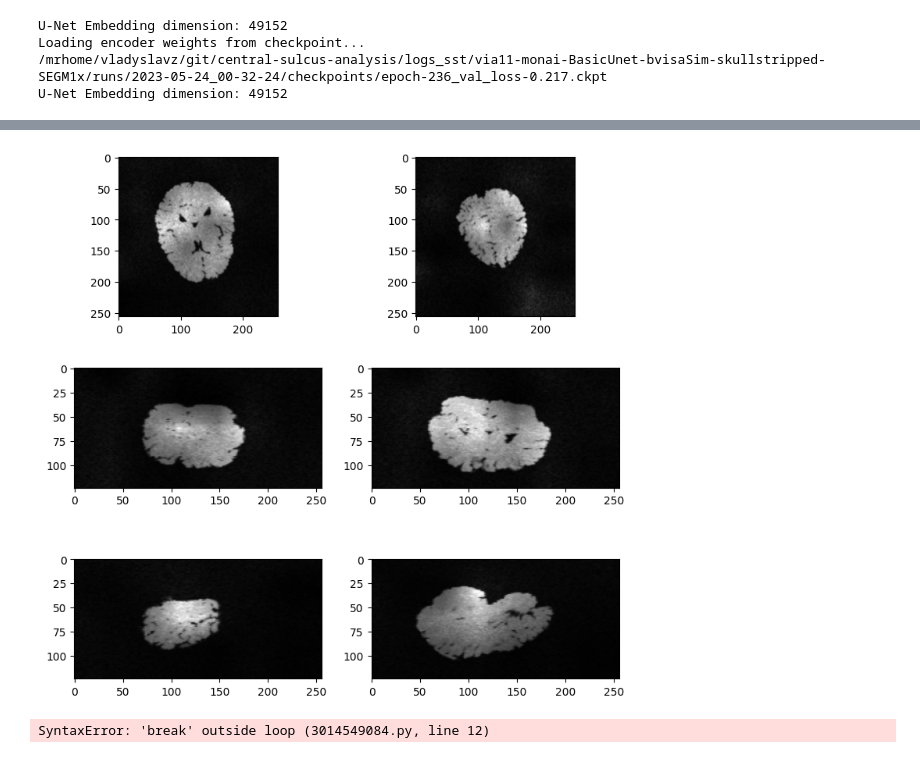
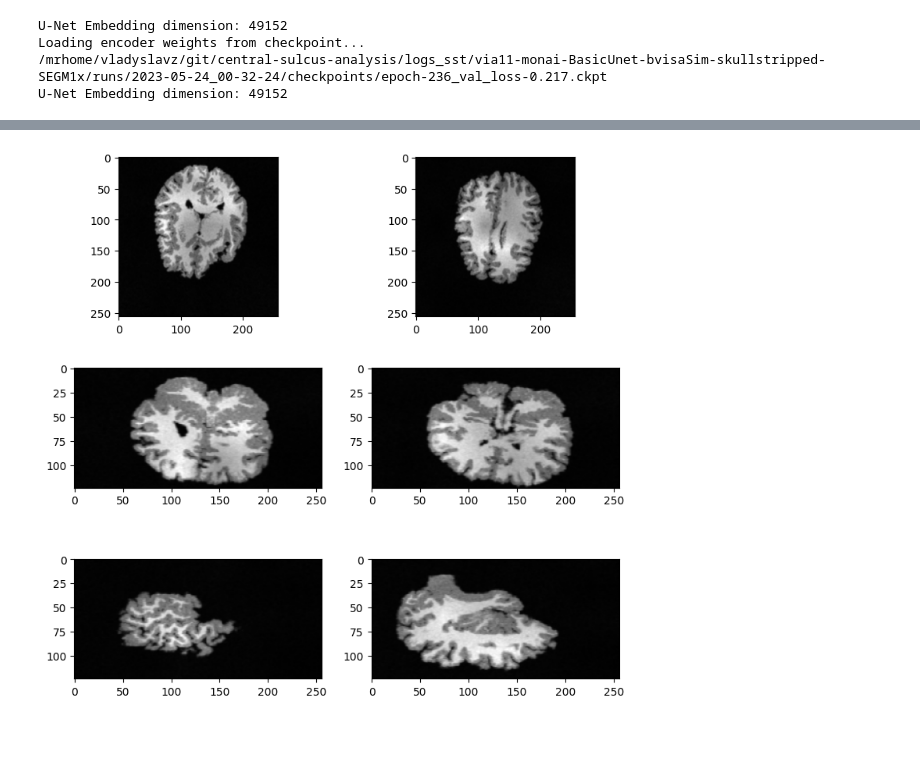
Before and after one commit to Vivikar/central-sulcus-analysis, a Jupyter notebook: notebooks/17_ValidateCorrectImageFormat.ipynb, the cells around one changed output, grey strips where cells are left out. Saved outputs shown, nothing was run; the diff lists cells and outputs as text; code cells hidden in the pictures.

```diff
--- a/notebooks/17_ValidateCorrectImageFormat.ipynb
+++ b/notebooks/17_ValidateCorrectImageFormat.ipynb
@@ -96,5 +96,5 @@ Loading encoder weights from checkpoint...
 U-Net Embedding dimension: 49152
 # %%
 segm_ds = hydra.utils.instantiate(finetune_cfg.data).train_dataset
-segm_sample = segm_ds[0]
+segm_sample = segm_ds[2]
 # %% [output]
@@ -102,17 +102,15 @@ segm_sample = segm_ds[0]
 # %%
 
 fig, ax = plt.subplots(3, 2, figsize=(9, 9))
 slc = 70
 shift = 20
 img = segm_sample['image'].numpy()
 ax[0, 0].imshow(img[0, slc, :, :], cmap='gray')
 ax[0, 1].imshow(img[0, slc+shift, :, :], cmap='gray')
 ax[1, 0].imshow(img[0, :, slc, :], cmap='gray')
 ax[1, 1].imshow(img[0, :, slc+shift, :], cmap='gray')
 ax[2, 0].imshow(img[0, :, :, slc,], cmap='gray')
 ax[2, 1].imshow(img[0, :, :, slc+shift,], cmap='gray')
 plt.show()
-break
 # %% [output]
-[figure, old version]
+[figure, new version]
-SyntaxError: 'break' outside loop (3014549084.py, line 12)
```
Also changed, not shown: parts of 2 cells of this notebook, 7 other files.
